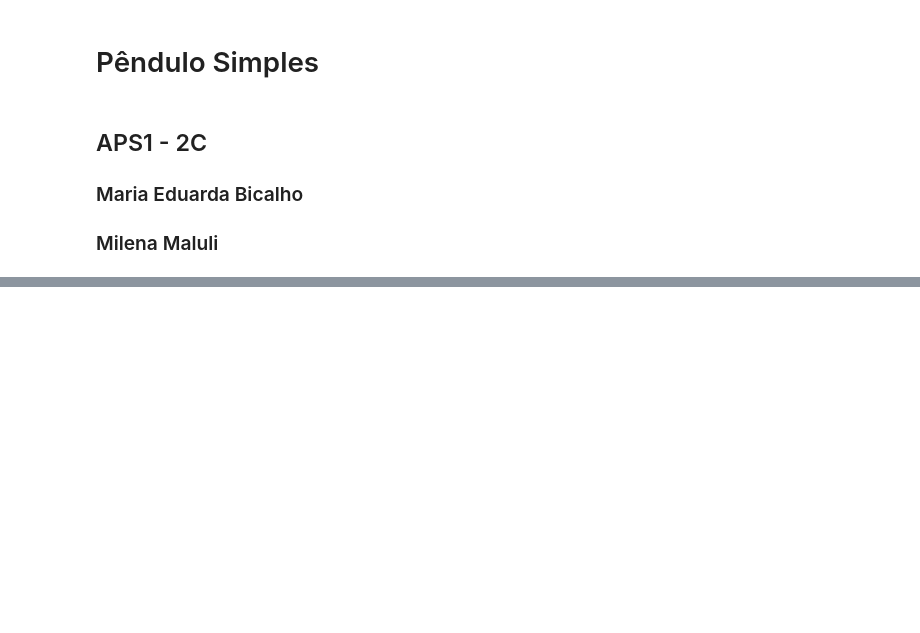
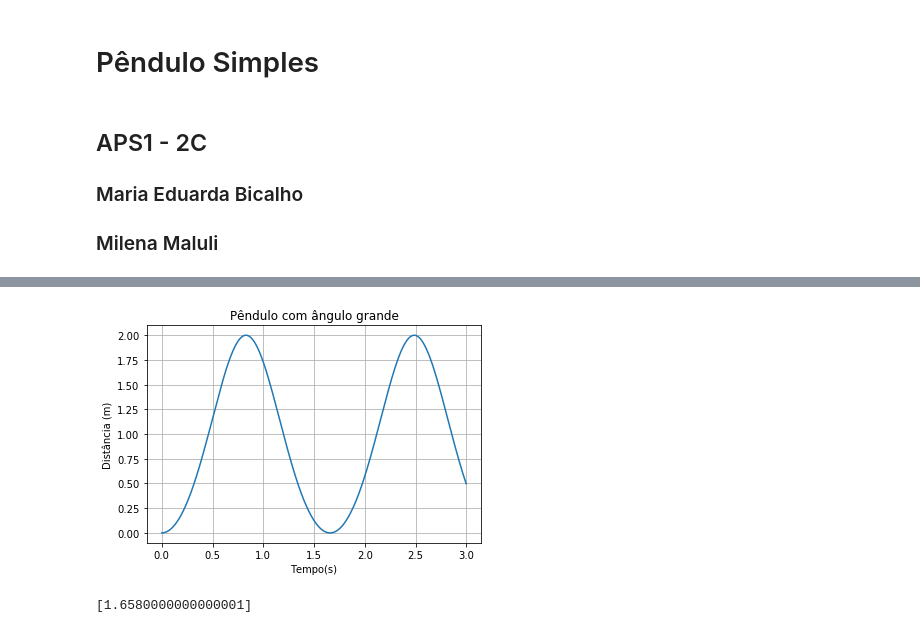
Before and after one commit to milenamaluli/FisMov, a Jupyter notebook: APS1-Pêndulo.ipynb, the cells around one changed output, grey strips where cells are left out. Drawn from its saved outputs; the diff is of its cells as text; code cells hidden in the pictures; blank space fills up the shorter version.

```diff
--- a/APS1-Pêndulo.ipynb
+++ b/APS1-Pêndulo.ipynb
@@ -68,0 +71,20 @@ plt.show()
+# %%
+plt.plot(t, x)
+plt.grid(True)
+plt.xlabel('Tempo(s)')
+plt.ylabel('Distância (m)')
+plt.title('Pêndulo com ângulo grande')
+
+plt.show()
+
+periodo=[]
+for i in range(len(x)):
+    if x[i]<=x[1] and i != 1 and i != 0 :
+        periodo.append(t[i])
+        break
+
+
+print(periodo)
+# %% [output]
+[figure, added]
+[1.6580000000000001]
```
Also changed, not shown: parts of 4 cells of this notebook, 1 other file.
